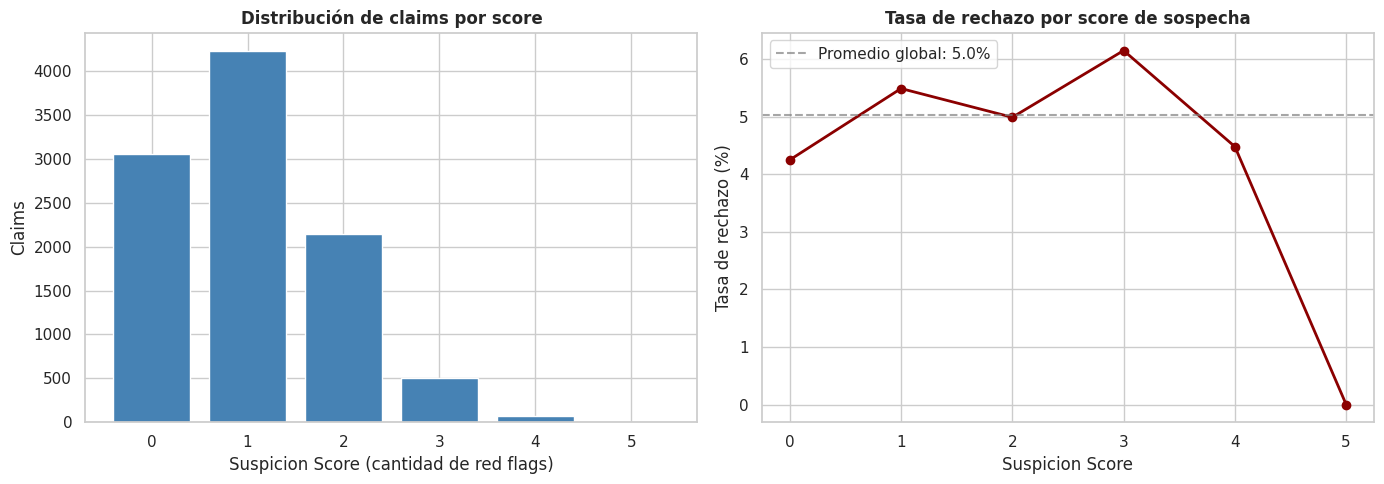
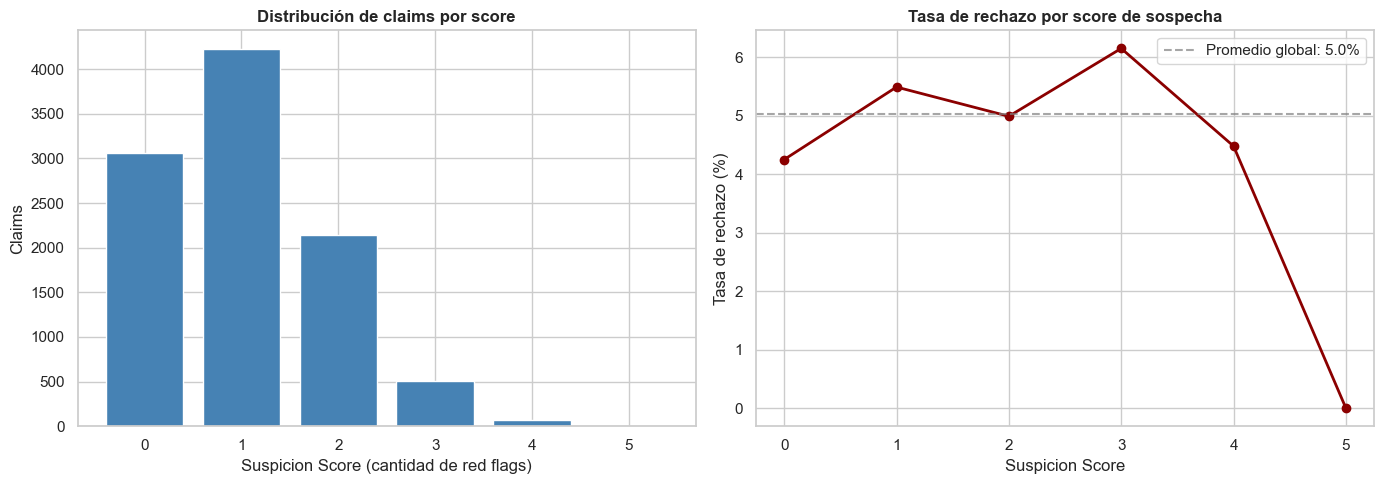
The notebook cell's code change between the first figure and the second:
--- before
+++ after
@@ -50,5 +50,5 @@
 
 plt.tight_layout()
-plt.savefig("hallazgo3_suspicion_score.png", dpi=150, bbox_inches="tight")
+plt.savefig(DATA_DIR2 / "hallazgo3_suspicion_score.png", dpi=150, bbox_inches="tight")
 plt.show()
 

Commit: cierre de conexión DuckDB